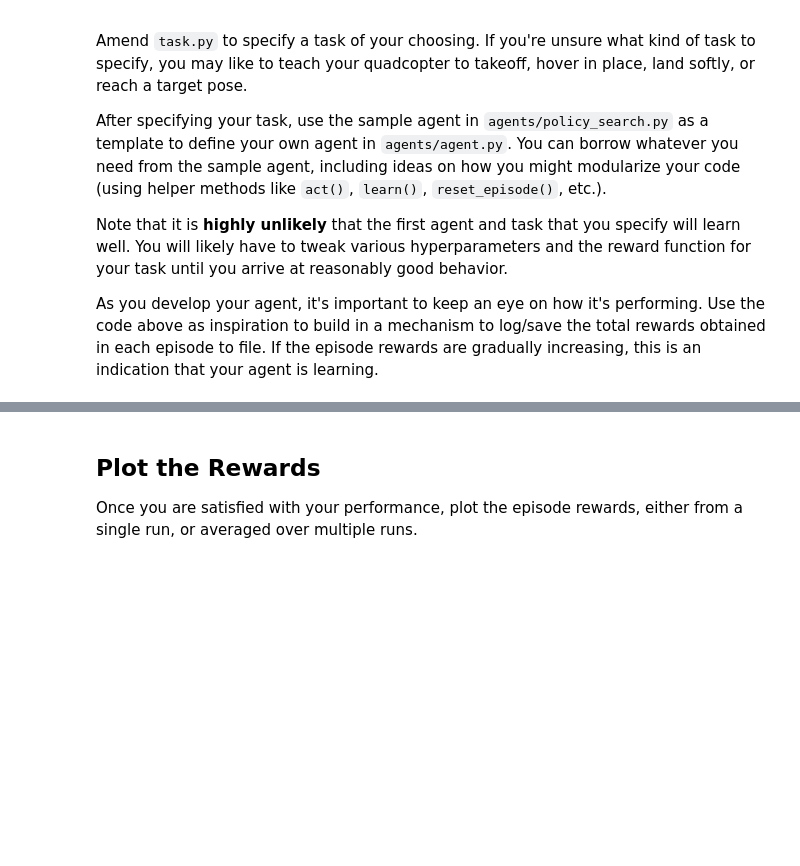
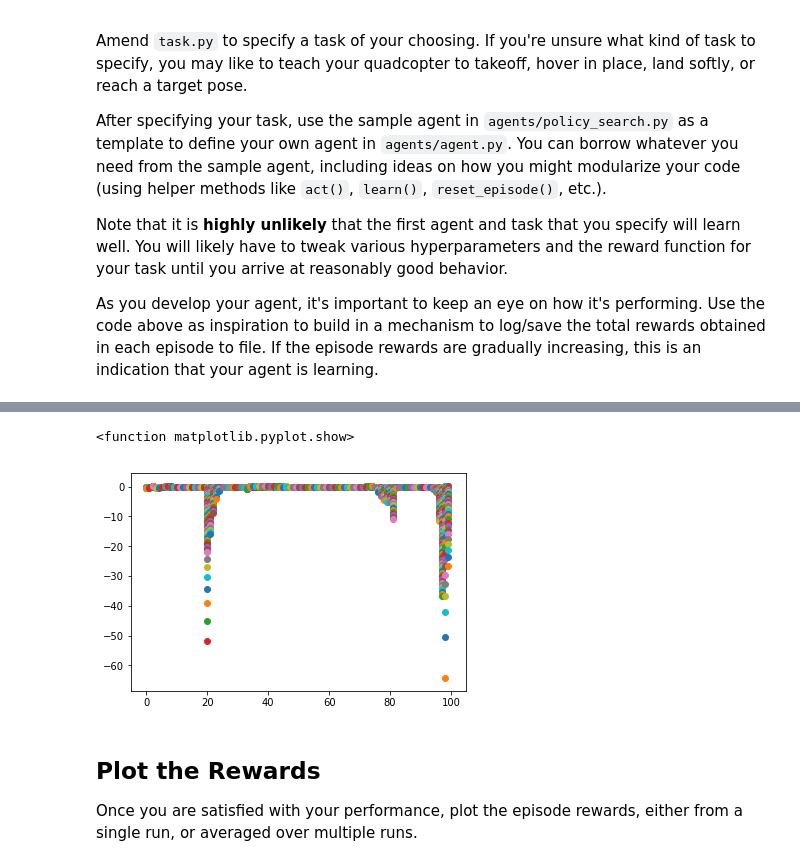
Before and after one commit to mathias-ekstroem/RL-Quadcopter-2, a Jupyter notebook: Quadcopter_Project-Copy1.ipynb, the cells around one changed output, grey strips where cells are left out. Saved outputs shown, nothing was run; the diff lists cells and outputs as text; code cells hidden in the pictures; blank space fills up the shorter version.

```diff
--- a/Quadcopter_Project-Copy1.ipynb
+++ b/Quadcopter_Project-Copy1.ipynb
@@ -329,3 +355,16 @@ _ = plt.ylim()
+# %%
+np.argmax(rewards_list)
+
+rewards_list[145]
+
+for i_episode, rewards in enumerate(rewards_list[:100]):
+    for reward in rewards:
+        plt.scatter(x=i_episode, y=reward)
+
+plt.show
+# %% [output]
+<function matplotlib.pyplot.show>
+[figure, added]
 # %% [markdown]
 ## Plot the Rewards
 
```
Also changed, not shown: parts of 16 cells of this notebook, 2 other files.
